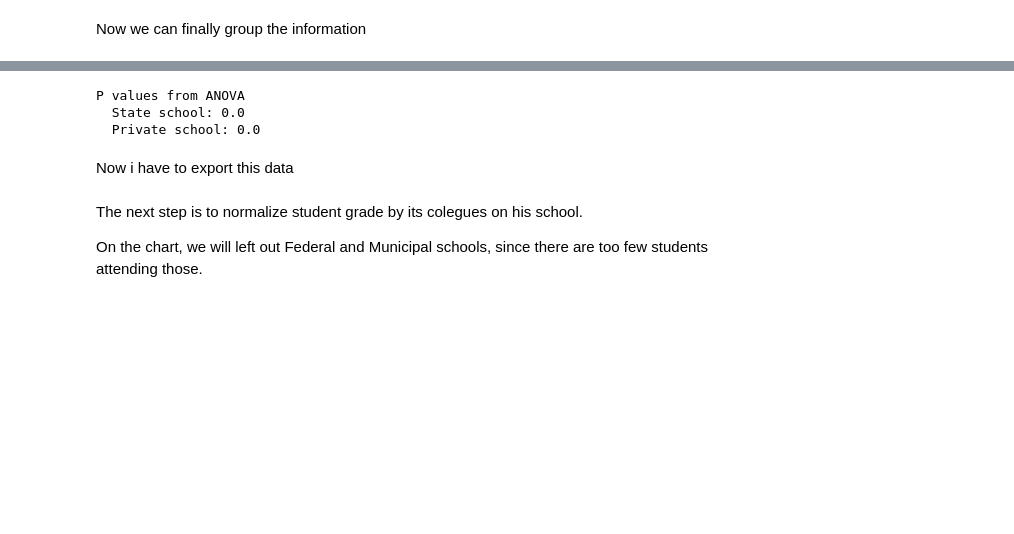
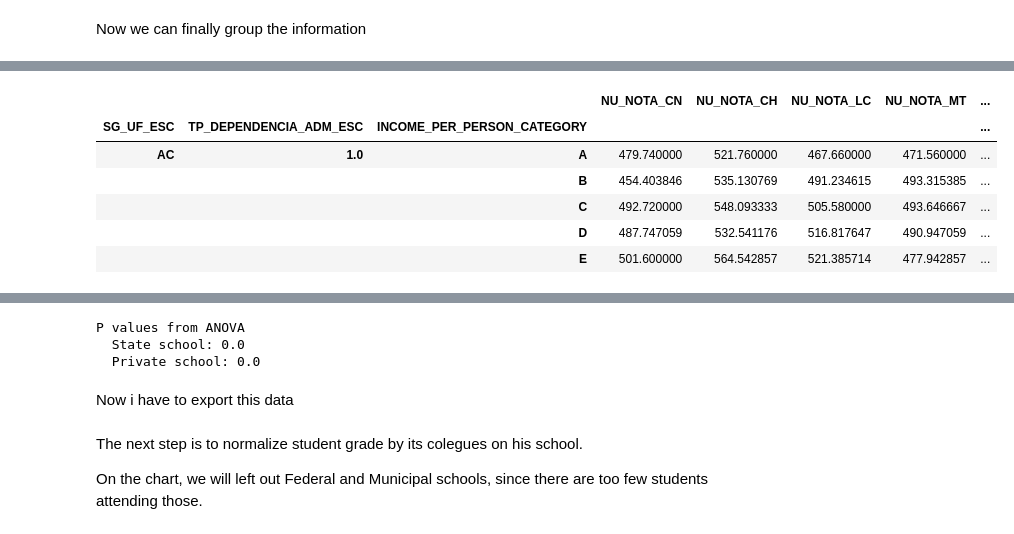
Before and after one commit to vinicius-cleves/enem, a Jupyter notebook: processing/notebook.ipynb, the cells around one changed output, grey strips where cells are left out. Saved outputs shown, nothing was run; the diff lists cells and outputs as text; code cells hidden in the pictures; blank space fills up the shorter version.

```diff
--- a/processing/notebook.ipynb
+++ b/processing/notebook.ipynb
@@ -359,21 +385,33 @@ show_heads(byincome_city_scholltype)
 # %%
 aux = df2[[
     'SG_UF_ESC', #School State code
     'TP_DEPENDENCIA_ADM_ESC', #school dependency(federal gov., state gov., city gov., private)
     'NU_NOTA_CN', #grade natural ciencies
     'NU_NOTA_CH', #grades human ciencies
     'NU_NOTA_LC', #grades languages and codes
     'NU_NOTA_MT', #grades math
     'NU_NOTA_REDACAO', #grades essay
     'INCOME_PER_PERSON_CATEGORY'
 ]].groupby(by = [
     'SG_UF_ESC',
     'TP_DEPENDENCIA_ADM_ESC',
     'INCOME_PER_PERSON_CATEGORY'])
 byincome_state_scholltype = aux.agg('mean')
+byincome_state_scholltype_minmax=[
+    byincome_state_scholltype.drop(columns='NU_NOTA_REDACAO').min(axis=1).min(),
+    byincome_state_scholltype.drop(columns='NU_NOTA_REDACAO').max(axis=1).max()
+]
 byincome_state_scholltype['OCCURENCIES'] = aux.count()['NU_NOTA_CN']
 
 show_heads(byincome_state_scholltype)
+# %% [output]
+|  |  |  | NU_NOTA_CN | NU_NOTA_CH | NU_NOTA_LC | NU_NOTA_MT | ... |
+| SG_UF_ESC | TP_DEPENDENCIA_ADM_ESC | INCOME_PER_PERSON_CATEGORY |  |  |  |  | ... |
+| AC | 1.0 | A | 479.740000 | 521.760000 | 467.660000 | 471.560000 | ... |
+|  |  | B | 454.403846 | 535.130769 | 491.234615 | 493.315385 | ... |
+|  |  | C | 492.720000 | 548.093333 | 505.580000 | 493.646667 | ... |
+|  |  | D | 487.747059 | 532.541176 | 516.817647 | 490.947059 | ... |
+|  |  | E | 501.600000 | 564.542857 | 521.385714 | 477.942857 | ... |
 # %%
 aux = df2[[
     'TP_DEPENDENCIA_ADM_ESC', #school dependency(federal gov., state gov., city gov., private)
```
Also changed, not shown: parts of 11 cells of this notebook, 8 other files.
